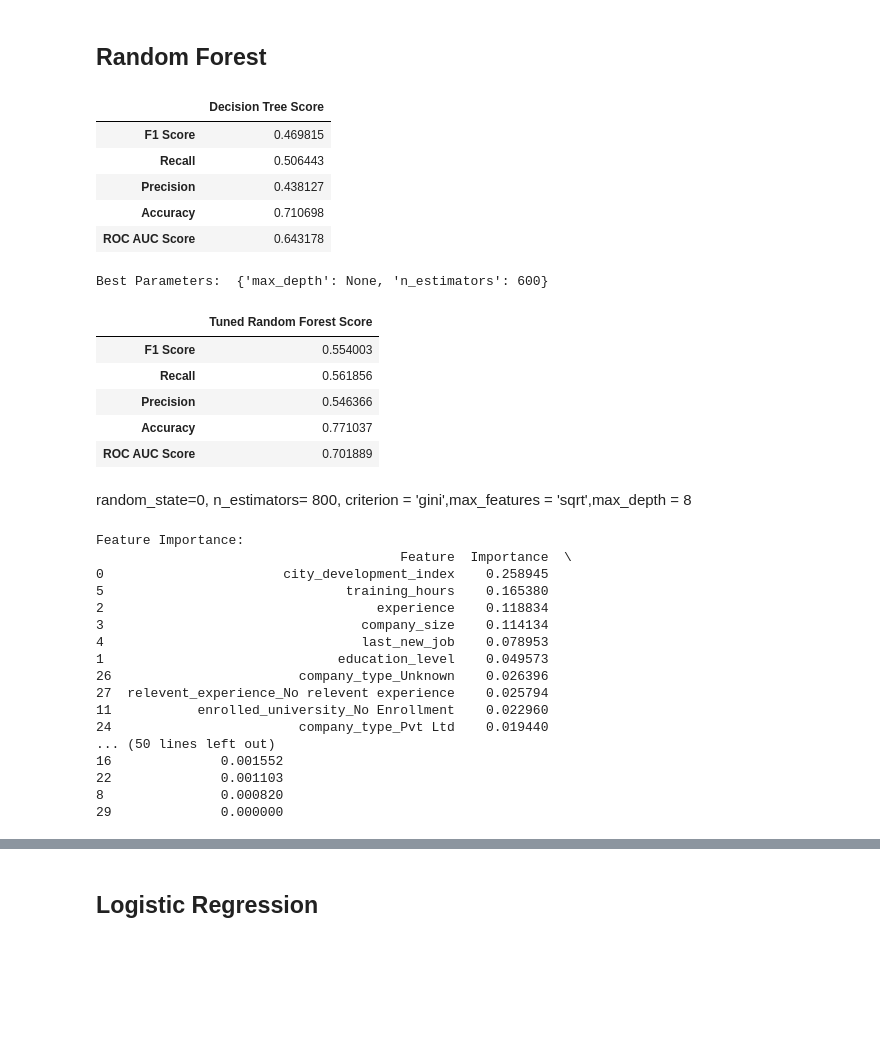
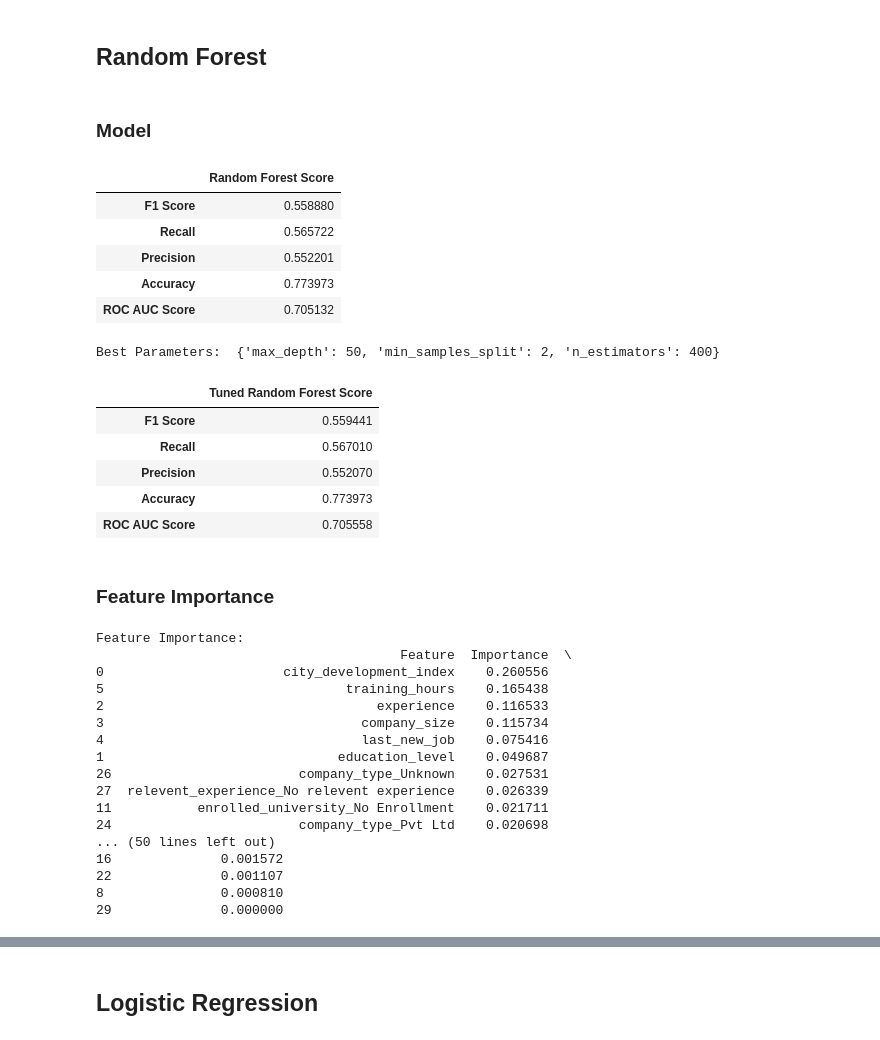
Before and after one commit to SNU-Fintech-6th/ML_project, a Jupyter notebook: HR_Analysis_modeling.ipynb, the cells around one changed output, grey strips where cells are left out. Drawn from its saved outputs; the diff is of its cells as text; code cells hidden in the pictures; blank space fills up the shorter version.

Commit message:
[EDIT] merge modeling code

```diff
--- a/HR_Analysis_model.ipynb
+++ b/HR_Analysis_modeling.ipynb
@@ -1505,6 +1512,6 @@ df_SVC_sigmoid
 # %%
 params_grid = {
-    'C': [10 ** k for k in range(-3, 3)], # 1.0
+    'C': [10 ** k for k in range(-2, 2)], # 1.0
     'gamma': ['scale', 'auto', 0.01, 0.1, 1] # scale
 }
 
@@ -1542,19 +1564,19 @@ df_SVC_poly
 # %%
 params_grid = {
     'C': [10 ** k for k in range(-3, 3)],
-    'gamma': ['scale', 'auto', 0.01, 0.1, 1],
+    # 'gamma': ['scale', 'auto', 0.01, 0.1, 1],
     # 'degree': [2, 3, 4, 5] # 3
 }
 
 # Initialize the GridSearchCV
-SVC_poly_t = GridSearchCV(SVC_poly, params_grid, cv=5, scoring='f1')
-SVC_poly_t.fit(X_train_resampled, y_train_resampled)
+clf = GridSearchCV(SVC_poly, params_grid, cv=3, scoring='f1')
+clf.fit(X_train_resampled, y_train_resampled)
 
 # Output the best parameters
-print("Best Parameters: ", SVC_poly_t.best_params_)
+print("Best Parameters: ", clf.best_params_)
 
 # Predictions and evaluation
-SVC_poly_t_prediction = SVC_poly_t.predict(X_test_scaled)
+SVC_poly_t_prediction = clf.predict(X_test_scaled)
 cm_SVC_poly_t = confusion_matrix(y_test, SVC_poly_t_prediction)
 df_SVC_poly_t = pd.DataFrame(data=[f1_score(y_test, SVC_poly_t_prediction), recall_score(y_test, SVC_poly_t_prediction),
                    precision_score(y_test, SVC_poly_t_prediction), accuracy_score(y_test, SVC_poly_t_prediction),
@@ -1580,6 +1617,6 @@ df_SVC_RBF
 # %%
 params_grid = {
-    'C': [10 ** k for k in range(-3, 3)],
+    'C': [10 ** k for k in range(-4, 4)],
     'gamma': ['scale', 'auto', 0.01, 0.1, 1]
 }
 
@@ -1774,8 +1828,8 @@ df_dtree
 params_grid = {
     "max_depth": [None, 10, 20, 30, 40], # None
     "min_samples_split": [2, 10, 20, 50], # 2
-    # "min_samples_leaf": [1, 2, 5, 10], # 1
-    # "criterion": ['gini', 'entropy', 'log_loss'] # gini
+    "min_samples_leaf": [1, 2, 5, 10], # 1
+    "criterion": ['gini', 'entropy', 'log_loss'] # gini
 }
 
 # Initialize the GridSearchCV
@@ -1797,30 +1931,32 @@ df_dtree_t
 # %% [markdown]
 ## Random Forest
+# %% [markdown]
+### Model
 # %%
 rfc = RandomForestClassifier()
 rfc.fit(X_train_resampled, y_train_resampled)
 
 # 예측 및 평가
 rfc_prediction = rfc.predict(X_test_scaled)
 cm_rfc = confusion_matrix(y_test, rfc_prediction)
 df_rfc = pd.DataFrame(data=[f1_score(y_test, rfc_prediction), recall_score(y_test, rfc_prediction),
                    precision_score(y_test, rfc_prediction), accuracy_score(y_test, rfc_prediction),
                    roc_auc_score(y_test, rfc_prediction)],
              columns=['Random Forest Score'],
              index=["F1 Score", "Recall", "Precision", "Accuracy", "ROC AUC Score"])
-df_dtree
+df_rfc
 # %% [output]
-|  | Decision Tree Score |
-| F1 Score | 0.469815 |
-| Recall | 0.506443 |
-| Precision | 0.438127 |
-| Accuracy | 0.710698 |
-| ROC AUC Score | 0.643178 |
+|  | Random Forest Score |
+| F1 Score | 0.558880 |
+| Recall | 0.565722 |
+| Precision | 0.552201 |
+| Accuracy | 0.773973 |
+| ROC AUC Score | 0.705132 |
 # %%
 params_grid = {
     'n_estimators': [100, 200, 300, 400, 500, 600], # 100
     'max_depth': [10, 20, 30, 40, 50, None], # None
-    #'min_samples_split': [2, 5, 10, 20], # 2
+    'min_samples_split': [2, 5, 10, 20], # 2
     #'max_features': ['sqrt', 'log2', None], # auto
 }
 
@@ -1841,15 +1977,15 @@ df_rfc_t = pd.DataFrame(data=[f1_score(y_test, rfc_t_prediction), recall_score(y
              index=["F1 Score", "Recall", "Precision", "Accuracy", "ROC AUC Score"])
 df_rfc_t
 # %% [output]
-Best Parameters:  {'max_depth': None, 'n_estimators': 600}
+Best Parameters:  {'max_depth': 50, 'min_samples_split': 2, 'n_estimators': 400}
 |  | Tuned Random Forest Score |
-| F1 Score | 0.554003 |
-| Recall | 0.561856 |
-| Precision | 0.546366 |
-| Accuracy | 0.771037 |
-| ROC AUC Score | 0.701889 |
+| F1 Score | 0.559441 |
+| Recall | 0.567010 |
+| Precision | 0.552070 |
+| Accuracy | 0.773973 |
+| ROC AUC Score | 0.705558 |
-# %% [markdown]
-random_state=0, n_estimators= 800, criterion = 'gini',max_features = 'sqrt',max_depth = 8
+# %% [markdown]
+### Feature Importance
 # %%
 # 회귀 계수 추출 및 특성 중요도 계산
 importances = rfc.feature_importances_
@@ -1862,7 +1998,7 @@ importance_df = pd.DataFrame({
 
 # 계수의 절대값 기준으로 정렬
 importance_df['Absolute Coefficient'] = importance_df['Importance'].abs()
-importance_df = importance_df.sort_values(by='Importance', ascending=False)
+importance_df = importance_df.sort_values(by='Absolute Coefficient', ascending=False)
 
 # 결과 출력
 print("\nFeature Importance:")
@@ -1870,18 +2006,18 @@ print(importance_df)
 # %% [output]
 Feature Importance:
                                        Feature  Importance  \
-0                       city_development_index    0.258945
-5                               training_hours    0.165380
-2                                   experience    0.118834
-3                                 company_size    0.114134
-4                                 last_new_job    0.078953
-1                              education_level    0.049573
-26                        company_type_Unknown    0.026396
-27  relevent_experience_No relevent experience    0.025794
-11           enrolled_university_No Enrollment    0.022960
-24                        company_type_Pvt Ltd    0.019440
+0                       city_development_index    0.260556
+5                               training_hours    0.165438
+2                                   experience    0.116533
+3                                 company_size    0.115734
+4                                 last_new_job    0.075416
+1                              education_level    0.049687
+26                        company_type_Unknown    0.027531
+27  relevent_experience_No relevent experience    0.026339
+11           enrolled_university_No Enrollment    0.021711
+24                        company_type_Pvt Ltd    0.020698
 ... (50 lines left out)
-16              0.001552
-22              0.001103
-8               0.000820
+16              0.001572
+22              0.001107
+8               0.000810
 29              0.000000
```
Also changed, not shown: parts of 53 cells of this notebook.
